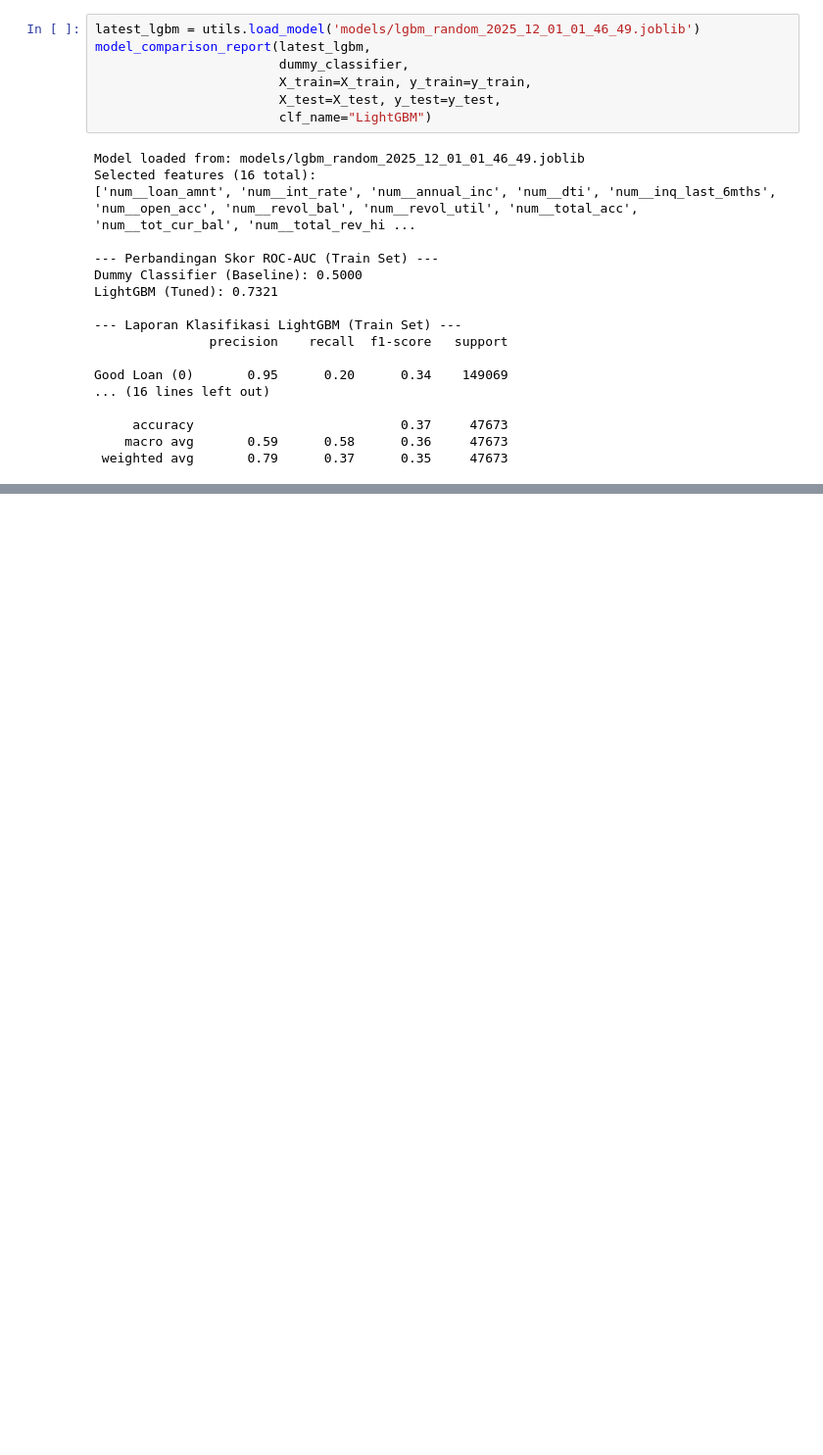
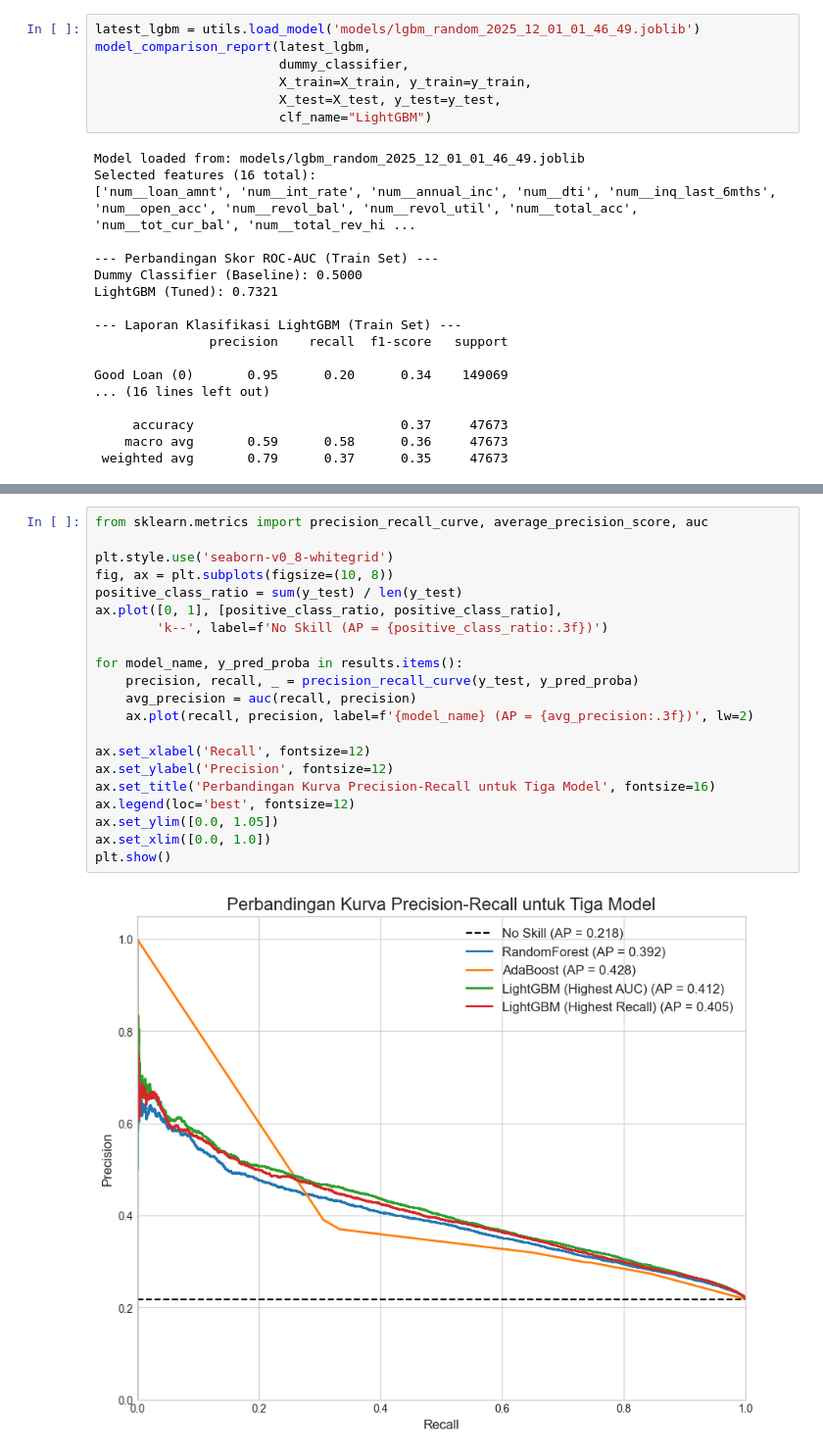
Before and after one commit to rbennum/rakamin_idxpartners_ds_project, a Jupyter notebook: notebooks/03_modeling.ipynb, the cells around one changed output, grey strips where cells are left out. Shown: that part at 98% size. Saved outputs shown, nothing was run; the diff lists cells and outputs as text; blank space fills up the shorter version.

```diff
--- a/notebooks/03_modeling.ipynb
+++ b/notebooks/03_modeling.ipynb
@@ -248,0 +292,23 @@ Good Loan (0)       0.95      0.20      0.34    149069
+# %%
+from sklearn.metrics import precision_recall_curve, average_precision_score, auc
+
+plt.style.use('seaborn-v0_8-whitegrid')
+fig, ax = plt.subplots(figsize=(10, 8))
+positive_class_ratio = sum(y_test) / len(y_test)
+ax.plot([0, 1], [positive_class_ratio, positive_class_ratio],
+        'k--', label=f'No Skill (AP = {positive_class_ratio:.3f})')
+
+for model_name, y_pred_proba in results.items():
+    precision, recall, _ = precision_recall_curve(y_test, y_pred_proba)
+    avg_precision = auc(recall, precision)
+    ax.plot(recall, precision, label=f'{model_name} (AP = {avg_precision:.3f})', lw=2)
+
+ax.set_xlabel('Recall', fontsize=12)
+ax.set_ylabel('Precision', fontsize=12)
+ax.set_title('Perbandingan Kurva Precision-Recall untuk Tiga Model', fontsize=16)
+ax.legend(loc='best', fontsize=12)
+ax.set_ylim([0.0, 1.05])
+ax.set_xlim([0.0, 1.0])
+plt.show()
+# %% [output]
+[figure, added]
```
Also changed, not shown: parts of 2 cells of this notebook, 3 other files.
